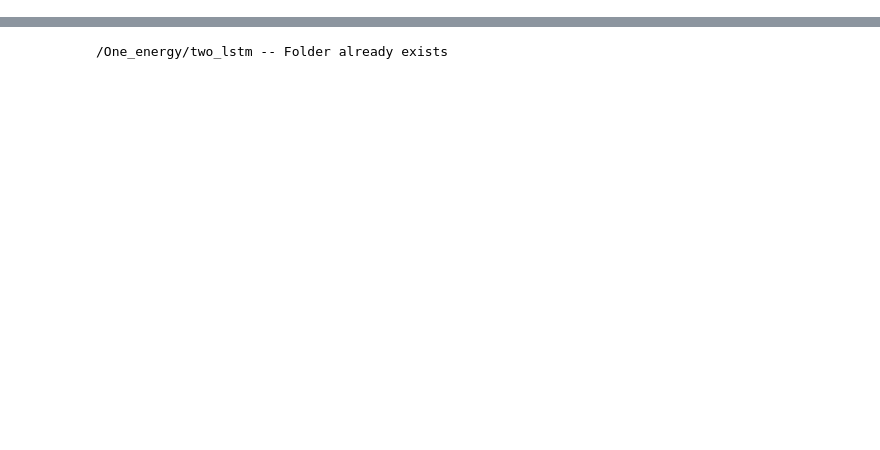
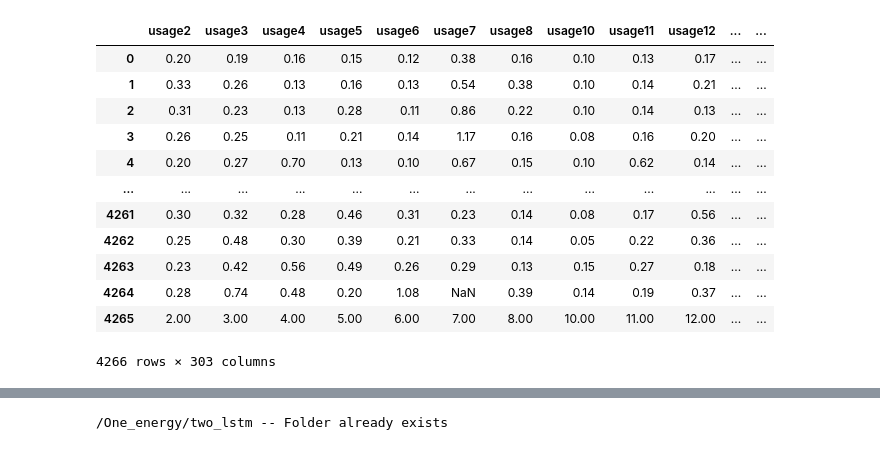
Before and after one commit to moji-moji-idn/Clustering-based-apartment-electricity-demand-prediction, a Jupyter notebook: [ELEC_V2]Conv1D-LSTM.ipynb, the cells around one changed output, grey strips where cells are left out. Cells and saved outputs as stored; diff of their text form; code cells hidden in the pictures; blank space fills up the shorter version.

```diff
--- a/[ELEC_V2]Conv1D-LSTM.ipynb
+++ b/[ELEC_V2]Conv1D-LSTM.ipynb
@@ -278,2 +0,0 @@ for i in Call_House_List:
-# %%
-data2 = data[data['house_index']==2]
@@ -626,0 +206,56 @@ x_val_multi.shape
+# %%
+#데이터 결측치 보간 및 적산 데이터에서 사용량 데이터로 변환
+for i in tqdm(Call_House_List):
+    data2 = data[data['house_index']==i]
+    #data2 = data
+
+    #누적 전력 사용량 중 시간 행 자체가 비어져 있는 경우가 있어, 사용하는 데이터와 동일한 시간의 시간 데이터 셋을 생성하여 누적 사용량 데이터와 합병함.
+    date = pd.date_range("2022-10-01 00:00:00", "2023-03-28 00:00:00", freq='1h')
+    null_df = pd.DataFrame(columns=['date'])
+    null_df['date'] = date
+    df = pd.merge(null_df, data2, on='date', how='outer')
+
+    #누적 데이터를 먼저 보간
+    df['house_index'] = i
+    df['elec_accu'] = df['elec_accu'].interpolate(method='polynomial', order=1)
+    df['water_accu'] = df['water_accu'].interpolate(method='polynomial', order=1)
+
+    df = df[['date', 'house_index', 'elec_accu', 'water_accu']]
+
+    #시간 당 사용량 데이터를 생성하고 이를 보간
+    df['elec_usage'] = df.elec_accu.diff(periods = 1)
+    df['elec_usage'] = df['elec_usage'].replace(0, np.NaN)
+    df['elec_usage'] = df['elec_usage'].interpolate(method='polynomial', order=3)
+    df['water_usage'] = df.water_accu.diff(periods = 1)
+    df['water_usage'] = df['water_usage'].replace(0, np.NaN)
+    df['water_usage'] = df['water_usage'].interpolate(method='polynomial', order=3)
+    df = pd.merge(df, Tem_File_read, on='date', how='outer')
+
+    #정렬 후 보간을 통해 채워지지 않는 앞 뒤 데이터 삭제
+    df=df.sort_values(by=['house_index', 'date'])
+    df = df.dropna(axis = 0).reset_index(drop=True)
+
+    globals()["df{}".format(i)]= df
+# %%
+#클러스터링을 위해 전체 가구 시간 당 사용량 데이터 생성
+whole_usage = pd.DataFrame()
+for i in Call_House_List:
+    whole_usage["usage{}".format(i)] = eval('df'+str(i))['elec_usage']
+#whole_usage['House_index'] = Call_House_List
+Call_House_List_Series = pd.Series(Call_House_List)
+whole_usage.loc[len(whole_usage)] = Call_House_List
+whole_usage
+# %% [output]
+|  | usage2 | usage3 | usage4 | usage5 | usage6 | usage7 | usage8 | usage10 | usage11 | usage12 | ... | ... |
+| 0 | 0.20 | 0.19 | 0.16 | 0.15 | 0.12 | 0.38 | 0.16 | 0.10 | 0.13 | 0.17 | ... | ... |
+| 1 | 0.33 | 0.26 | 0.13 | 0.16 | 0.13 | 0.54 | 0.38 | 0.10 | 0.14 | 0.21 | ... | ... |
+| 2 | 0.31 | 0.23 | 0.13 | 0.28 | 0.11 | 0.86 | 0.22 | 0.10 | 0.14 | 0.13 | ... | ... |
+| 3 | 0.26 | 0.25 | 0.11 | 0.21 | 0.14 | 1.17 | 0.16 | 0.08 | 0.16 | 0.20 | ... | ... |
+| 4 | 0.20 | 0.27 | 0.70 | 0.13 | 0.10 | 0.67 | 0.15 | 0.10 | 0.62 | 0.14 | ... | ... |
+| ... | ... | ... | ... | ... | ... | ... | ... | ... | ... | ... | ... | ... |
+| 4261 | 0.30 | 0.32 | 0.28 | 0.46 | 0.31 | 0.23 | 0.14 | 0.08 | 0.17 | 0.56 | ... | ... |
+| 4262 | 0.25 | 0.48 | 0.30 | 0.39 | 0.21 | 0.33 | 0.14 | 0.05 | 0.22 | 0.36 | ... | ... |
+| 4263 | 0.23 | 0.42 | 0.56 | 0.49 | 0.26 | 0.29 | 0.13 | 0.15 | 0.27 | 0.18 | ... | ... |
+| 4264 | 0.28 | 0.74 | 0.48 | 0.20 | 1.08 | NaN | 0.39 | 0.14 | 0.19 | 0.37 | ... | ... |
+| 4265 | 2.00 | 3.00 | 4.00 | 5.00 | 6.00 | 7.00 | 8.00 | 10.00 | 11.00 | 12.00 | ... | ... |
+4266 rows × 303 columns
```
Also changed, not shown: parts of 91 cells of this notebook.
